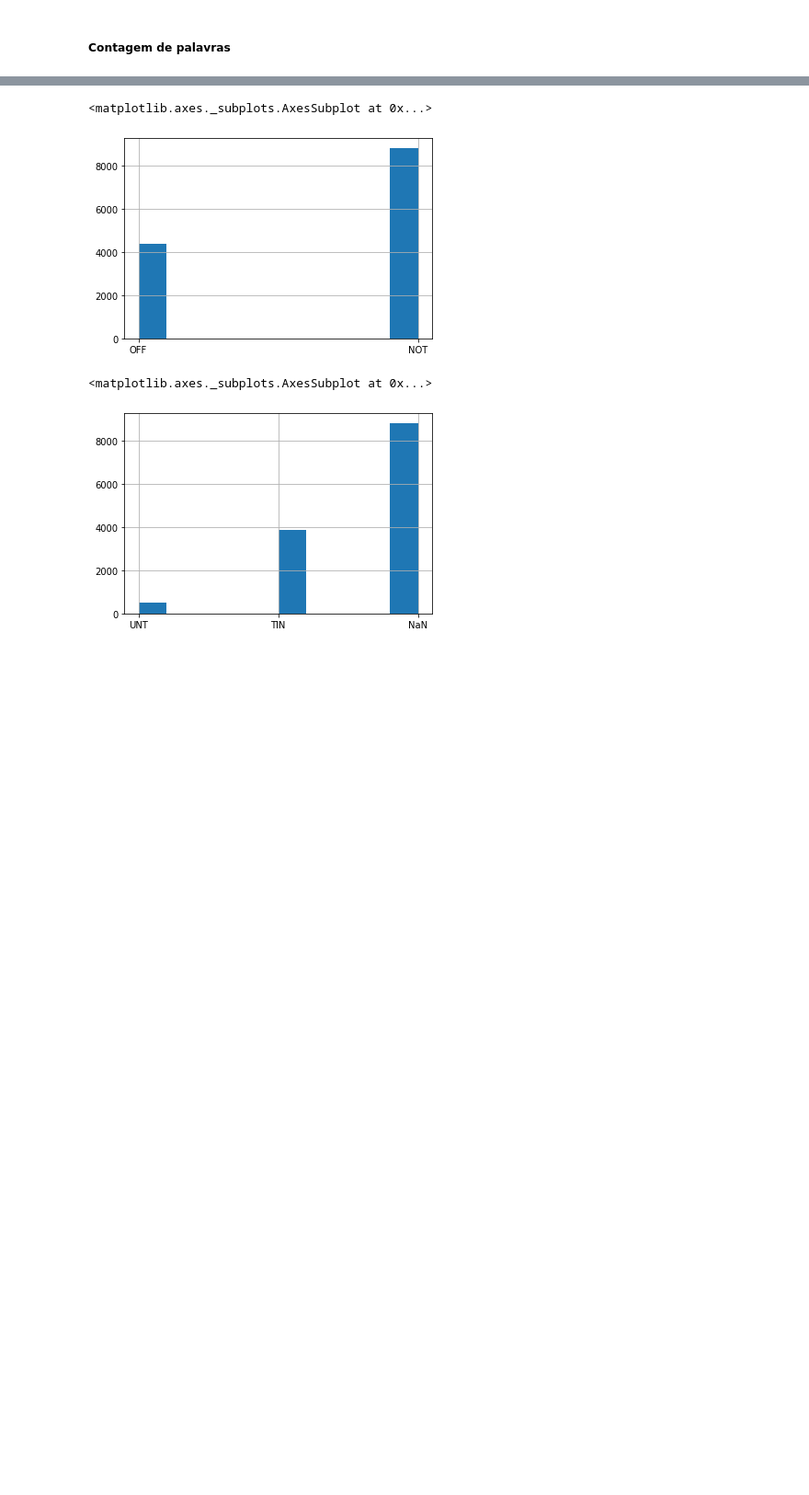
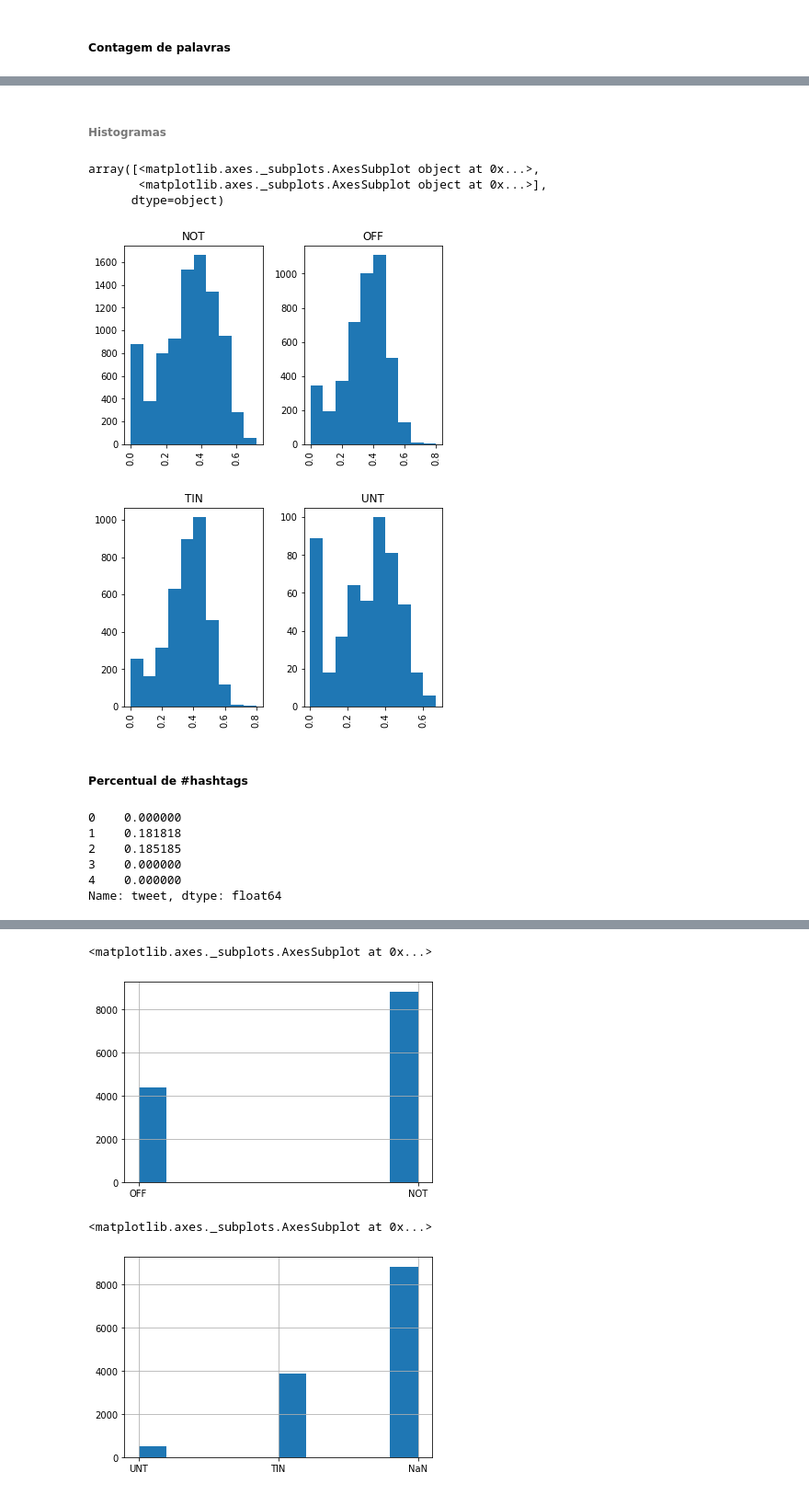
Before and after one commit to eduardodut/Mineracao_dados_textos_web, a Jupyter notebook: projeto01_equipe01.ipynb, the cells around one changed output, grey strips where cells are left out. Shown at 92% size. Cells and saved outputs as stored; diff of their text form; code cells hidden in the pictures; blank space fills up the shorter version.

```diff
--- a/projeto01_equipe01.ipynb
+++ b/projeto01_equipe01.ipynb
@@ -693,0 +808,26 @@ Texto
+# %% [markdown]
+###### Histogramas
+# %%
+tweets['sw_count'] = tweets.tweet.apply(get_stop_words_percent)
+tweets.hist(column = 'sw_count', by= "subtask_a")
+tweets.hist(column = 'sw_count', by= "subtask_b")
+# %% [output]
+array([<matplotlib.axes._subplots.AxesSubplot object at 0x...>,
+       <matplotlib.axes._subplots.AxesSubplot object at 0x...>],
+      dtype=object)
+[figure, added]
+[figure, added]
+# %% [markdown]
+##### Percentual de #hashtags
+# %%
+def get_hashtag_percent(text):
+  return len([t for t in text.split() if t.startswith("#")])/len(text.split())
+
+tweets.tweet.apply(get_hashtag_percent).head()
+# %% [output]
+0    0.000000
+1    0.181818
+2    0.185185
+3    0.000000
+4    0.000000
+Name: tweet, dtype: float64
```
Also changed, not shown: parts of 85 cells of this notebook.
